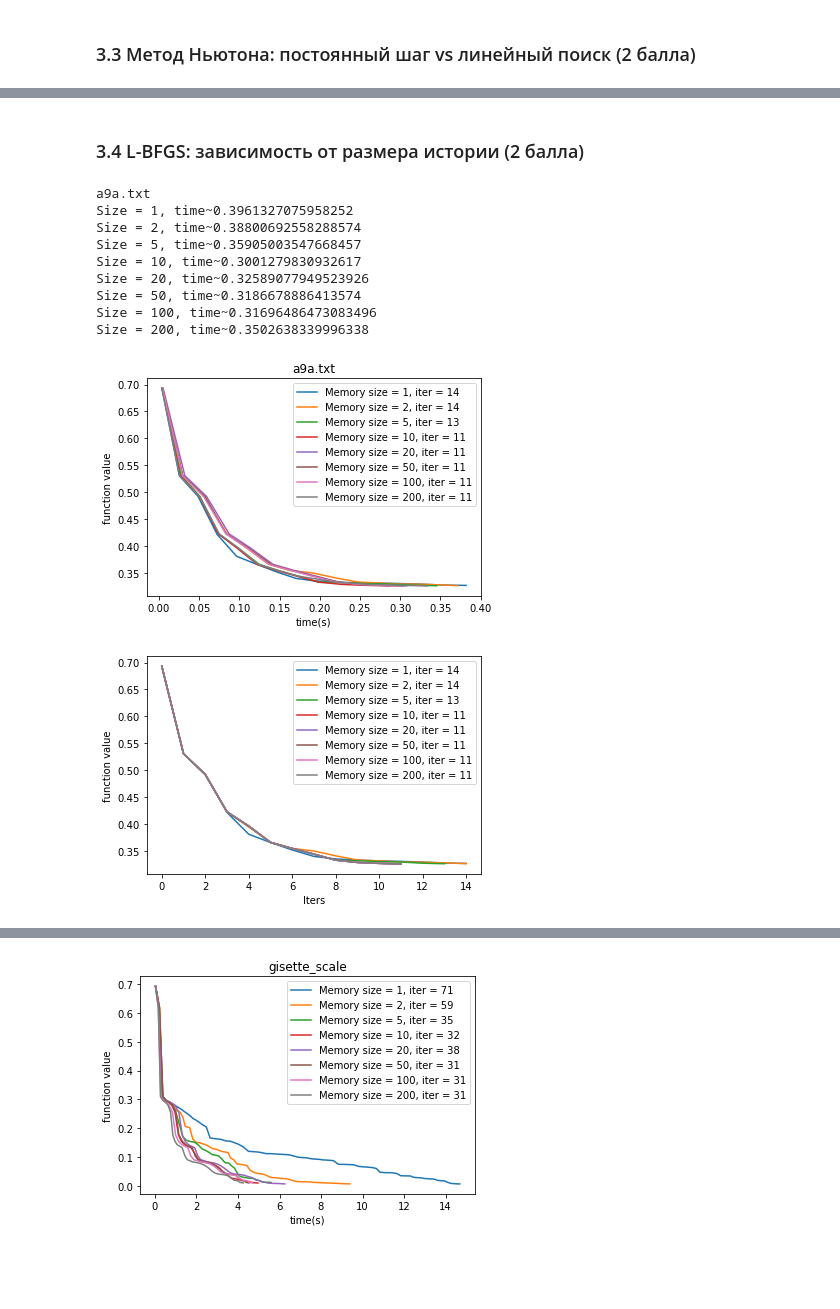
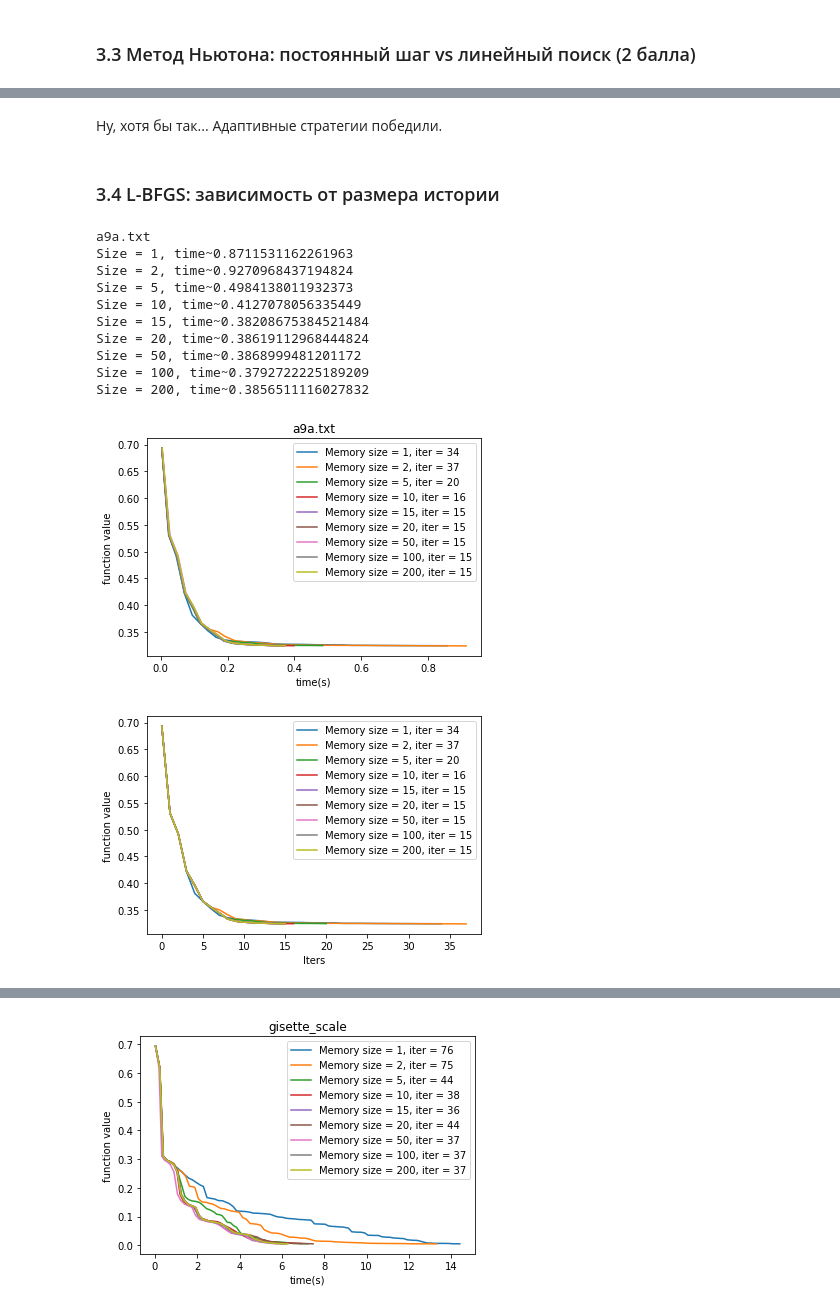
Before and after one commit to rogachevai/MADESpring2020_MOML, a Jupyter notebook: Practice/homework_6/HW6.ipynb, the cells around one changed output, grey strips where cells are left out. Cells and saved outputs as stored; diff of their text form; code cells hidden in the pictures; blank space fills up the shorter version.

```diff
--- a/Practice/homework_6/HW6.ipynb
+++ b/Practice/homework_6/HW6.ipynb
@@ -120,2 +23,0 @@ The PostScript backend does not support transparency; partially transparent arti
-# %%
-data = datasets.load_svmlight_file('data/a9a.txt')
@@ -160,2 +23,0 @@ plt.show()
-# %%
-data = datasets.load_svmlight_file('data/gisette_scale')
@@ -190,0 +89,37 @@ plt.show()
+# %%
+for data in ['a9a.txt']:
+    dataset = datasets.load_svmlight_file(f"data/{data}")
+    if data == 'real-sim':
+        A = dataset[0]
+    else:
+        A = dataset[0].toarray()
+    b = dataset[1]
+    m = A.shape[0]
+    n = A.shape[1]
+    print(f"m = {m}, n = {n}")
+    x0 = np.zeros(n)
+    oracle = oracles.create_log_reg_oracle(A, b, 1/m)
+    histories=[]
+    plt.figure(figsize=(7,7))
+    print(data)
+    for optParamDict  in [{'method': 'Constant','c' : 2},
+                          {'method': 'Armijo','c1':1e-2,'alpha_0':2},
+                          {'method': 'Wolfe','c1':1e-4,'c2':2}]:
+        params = methods.get_line_search_tool(optParamDict)
+        _,_, history = Newton(oracle,x0,line_search_options=params).run(10)
+        histories.append(history)
+        gd_iter = get_iter_num(history)
+        plt.plot(history['time'], history['func'], label="{}".format(str(optParamDict)[1:-1]))
+        plt.legend(loc='best')
+        plt.xlabel("time(s)")
+        plt.ylabel("function value")
+    plt.show()
+    plt.figure(figsize=(7,7))
+    for hist,optParamDict in zip(histories,[{'method': 'Constant','c' : 2},
+                          {'method': 'Armijo','c1':1e-2,'alpha_0':2},
+                          {'method': 'Wolfe','c1':1e-4,'c2':2}]):
+        plt.plot(hist['func'], label="{}".format(str(optParamDict)[1:-1]))
+        plt.legend(loc='best')
+        plt.xlabel("iter number")
+        plt.ylabel("function value")
+    plt.show()
@@ -191,5 +131,7 @@ plt.show()
+# %% [markdown]
+Ну, хотя бы так... Адаптивные стратегии победили.
 # %% [markdown]
-### 3.4 L-BFGS: зависимость от размера истории (2 балла)
+### 3.4 L-BFGS: зависимость от размера истории
 # %%
 dataset = datasets.load_svmlight_file("data/gisette_scale")
 # %%
@@ -203,43 +145,44 @@ for data in ['a9a.txt','gisette_scale','real-sim']:
     m = A.shape[0]
     n = A.shape[1]
     oracle = oracles.create_log_reg_oracle(A, b, 1/m)
     res ={}
-    sizes = [1,2,5,10,20,50,100,200]
-    tol = 1e-4
+    sizes = [1,2,5,10,15,20,50,100,200]
+    tol = 1e-5
     oracle = oracles.create_log_reg_oracle(A, b, 1/m)
     x0 = np.zeros(n)
     print(data)
     for m_size in sizes:
         st_time = time.time()
         _,_,res[m_size] = LBFGS(oracle, x0, tolerance=tol, memory_size=m_size).run(100)
         print(f"Size = {m_size}, time~{time.time() - st_time}")
     #plt.figure(figsize=(6,6))
     for m_size, history in res.items():
         iterations = get_iter_num(history)
         plt.plot(history['time'], history['func'], label="Memory size = {}, iter = {}".format(m_size, iterations))
         plt.legend(loc='best')
         plt.xlabel("time(s)")
         plt.ylabel("function value")
     plt.title(data)
     plt.show()
     #plt.figure(figsize=(6,6))
     for m_size, history in res.items():
         iterations = get_iter_num(history)
         plt.plot( history['func'], label="Memory size = {}, iter = {}".format(m_size, iterations))
         plt.legend(loc='best')
         plt.xlabel("Iters")
         plt.ylabel("function value")
     plt.show()
 # %% [output]
 a9a.txt
-Size = 1, time~0.3961327075958252
-Size = 2, time~0.38800692558288574
-Size = 5, time~0.35905003547668457
-Size = 10, time~0.3001279830932617
-Size = 20, time~0.32589077949523926
-Size = 50, time~0.3186678886413574
-Size = 100, time~0.31696486473083496
-Size = 200, time~0.3502638339996338
+Size = 1, time~0.8711531162261963
+Size = 2, time~0.9270968437194824
+Size = 5, time~0.4984138011932373
+Size = 10, time~0.4127078056335449
+Size = 15, time~0.38208675384521484
+Size = 20, time~0.38619112968444824
+Size = 50, time~0.3868999481201172
+Size = 100, time~0.3792722225189209
+Size = 200, time~0.3856511116027832
-[figure, old version]
+[figure, new version]
-[figure, old version]
+[figure, new version]
 gisette_scale
@@ -254 +198 @@ Size = 200, time~4.330341100692749
-[figure, old version]
+[figure, new version]
```
Also changed, not shown: parts of 22 cells of this notebook, 1 other file.
